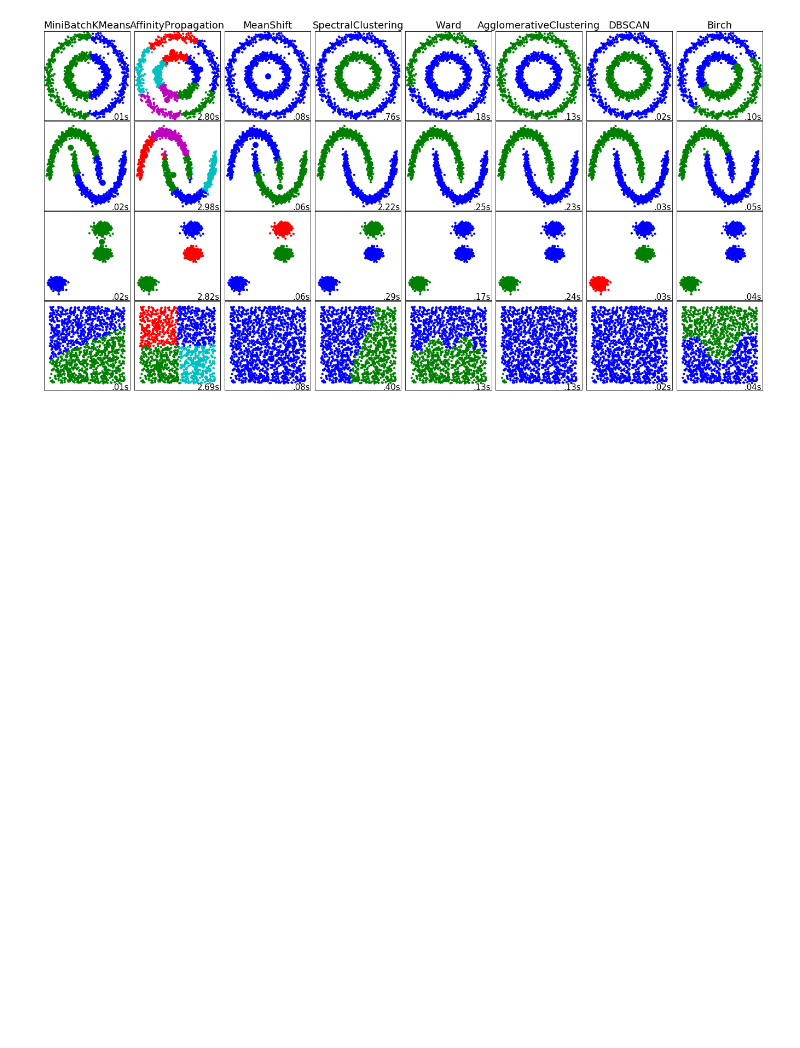
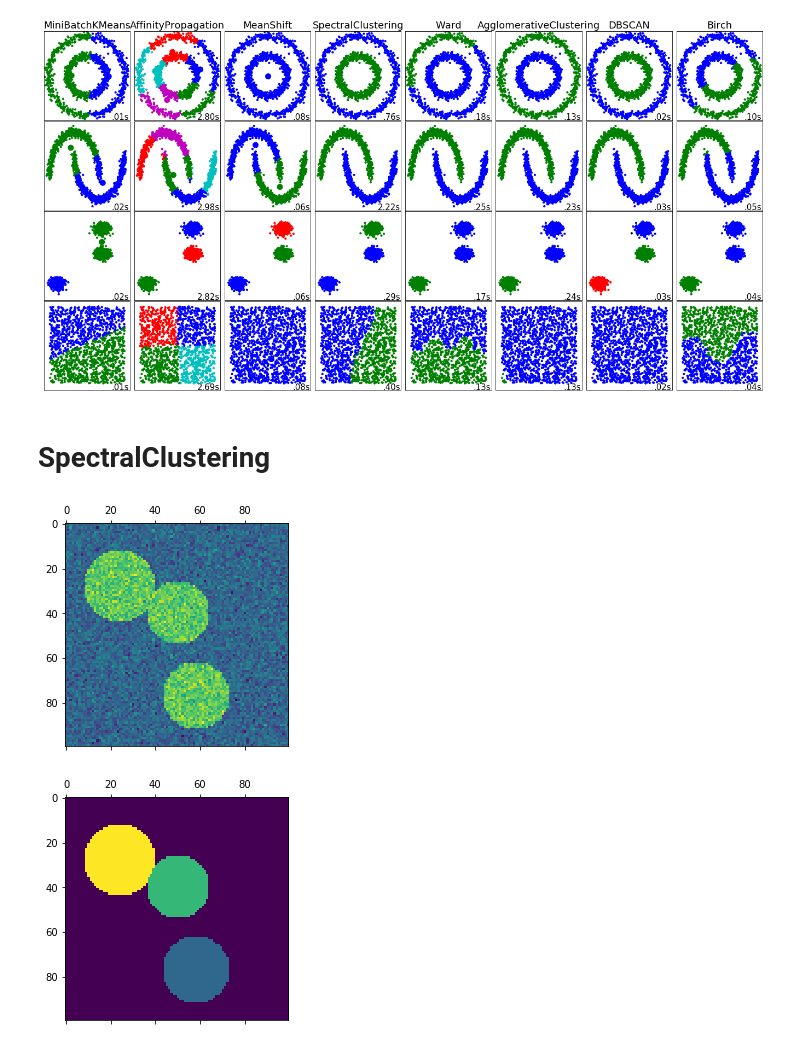
Before and after one commit to cmh81325/python_learning, a Jupyter notebook: e.scikit-learn-Clustering.ipynb, the cells around one changed output. Drawn from its saved outputs; the diff is of its cells as text; code cells hidden in the pictures; blank space fills up the shorter version.

```diff
--- a/e.scikit-learn-Clustering.ipynb
+++ b/e.scikit-learn-Clustering.ipynb
@@ -111,3 +129,45 @@ for i_dataset, dataset in enumerate(datasets):
 plt.show()
 # %% [output]
 [figure]
+# %% [markdown]
+# SpectralClustering
+# %%
+import numpy as np
+import matplotlib.pyplot as plt
+from sklearn.feature_extraction import image
+from sklearn.cluster import spectral_clustering
+
+# 使用np產生三個圓的影像
+l = 100
+x, y = np.indices((l, l))
+
+center1 = (28, 24)
+center2 = (40, 50)
+center3 = (77, 58)
+
+radius1, radius2, radius3 = 16, 14, 15
+
+circle1 = (x - center1[0]) ** 2 + (y - center1[1]) ** 2 < radius1 ** 2
+circle2 = (x - center2[0]) ** 2 + (y - center2[1]) ** 2 < radius2 ** 2
+circle3 = (x - center3[0]) ** 2 + (y - center3[1]) ** 2 < radius3 ** 2
+
+img = circle1 + circle2 + circle3
+mask = img.astype(bool)
+img = img.astype(float)
+
+img += 1 + 0.2 * np.random.randn(*img.shape)
+graph = image.img_to_graph(img, mask=mask)
+graph.data = np.exp(-graph.data / graph.data.std())
+
+# 使用spectral_clustering進行聚類分析的結果
+labels = spectral_clustering(graph, n_clusters=3)
+label_im = -np.ones(mask.shape)
+label_im[mask] = labels
+
+plt.matshow(img)
+plt.matshow(label_im)
+
+plt.show()
+# %% [output]
+[figure, added]
+[figure, added]
```
Also changed, not shown: parts of 3 cells of this notebook.
